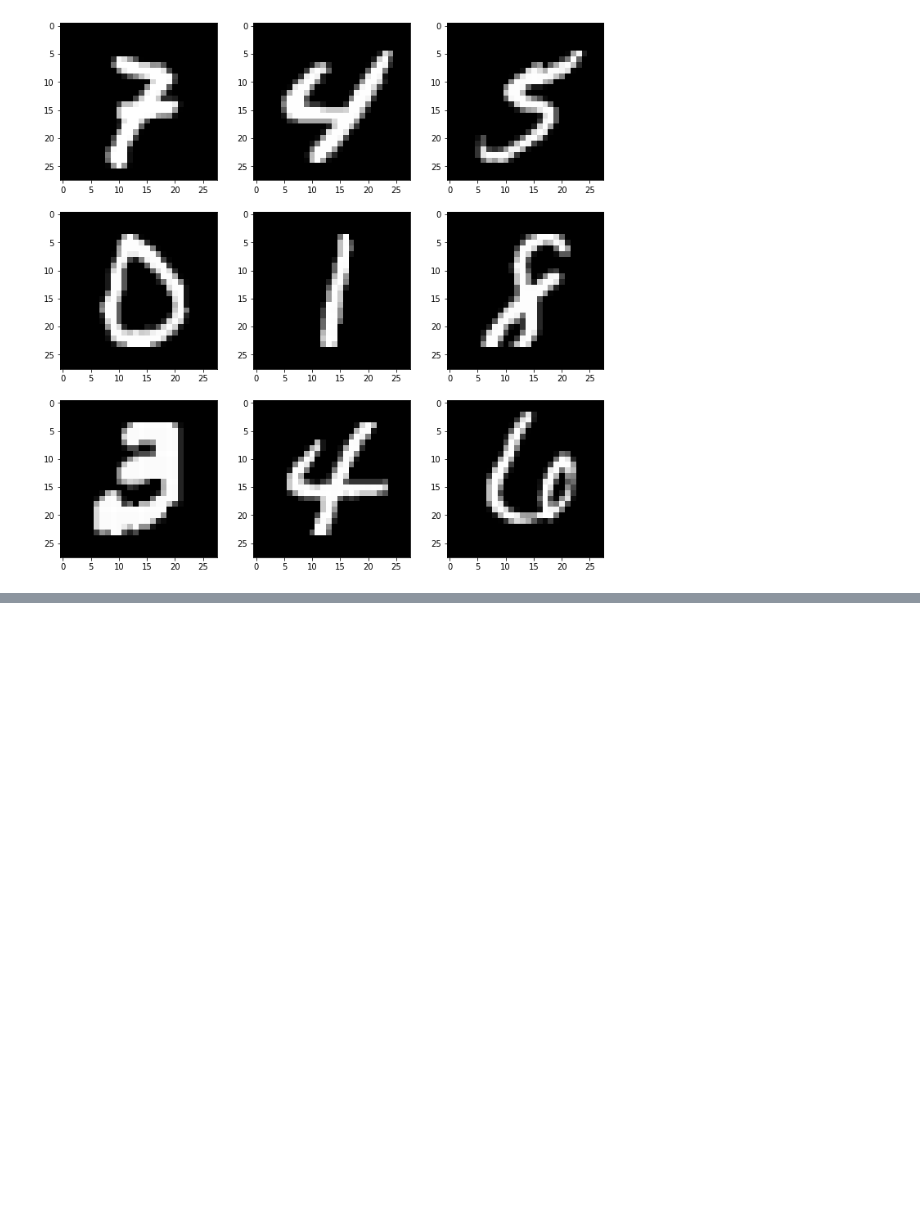
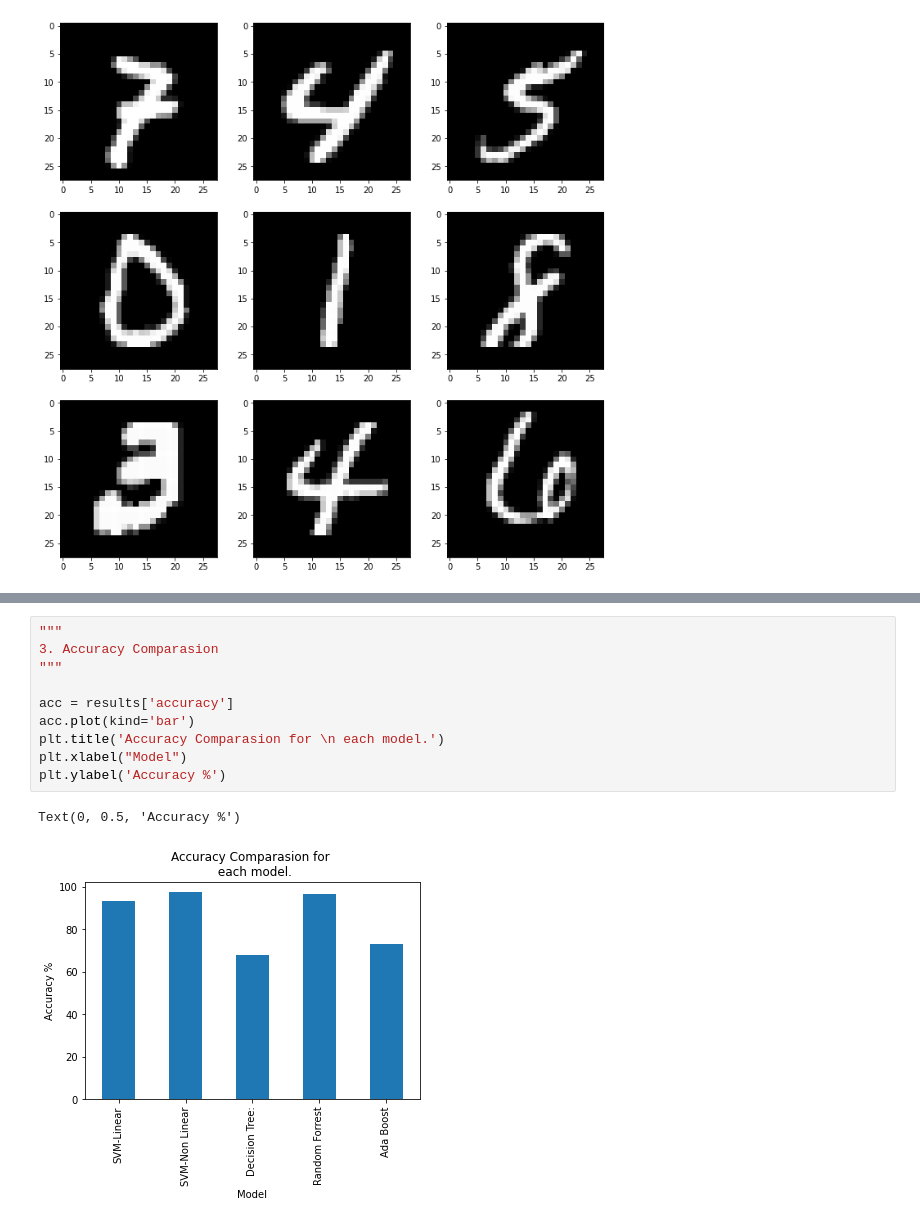
Before and after one commit to sethr07/ML_stuff, a Jupyter notebook: MNIST_supervised/main.ipynb, the cells around one changed output, grey strips where cells are left out. Drawn from its saved outputs; the diff is of its cells as text; blank space fills up the shorter version.

```diff
--- a/MNIST_supervised/main.ipynb
+++ b/MNIST_supervised/main.ipynb
@@ -184,0 +200,13 @@ NameError: name 'results' is not defined
+# %%
+"""
+3. Accuracy Comparasion
+"""
+
+acc = results['accuracy']
+acc.plot(kind='bar')
+plt.title('Accuracy Comparasion for \n each model.')
+plt.xlabel("Model")
+plt.ylabel('Accuracy %')
+# %% [output]
+Text(0, 0.5, 'Accuracy %')
+[figure, added]
```
Also changed, not shown: parts of 7 cells of this notebook, 1 other file.
